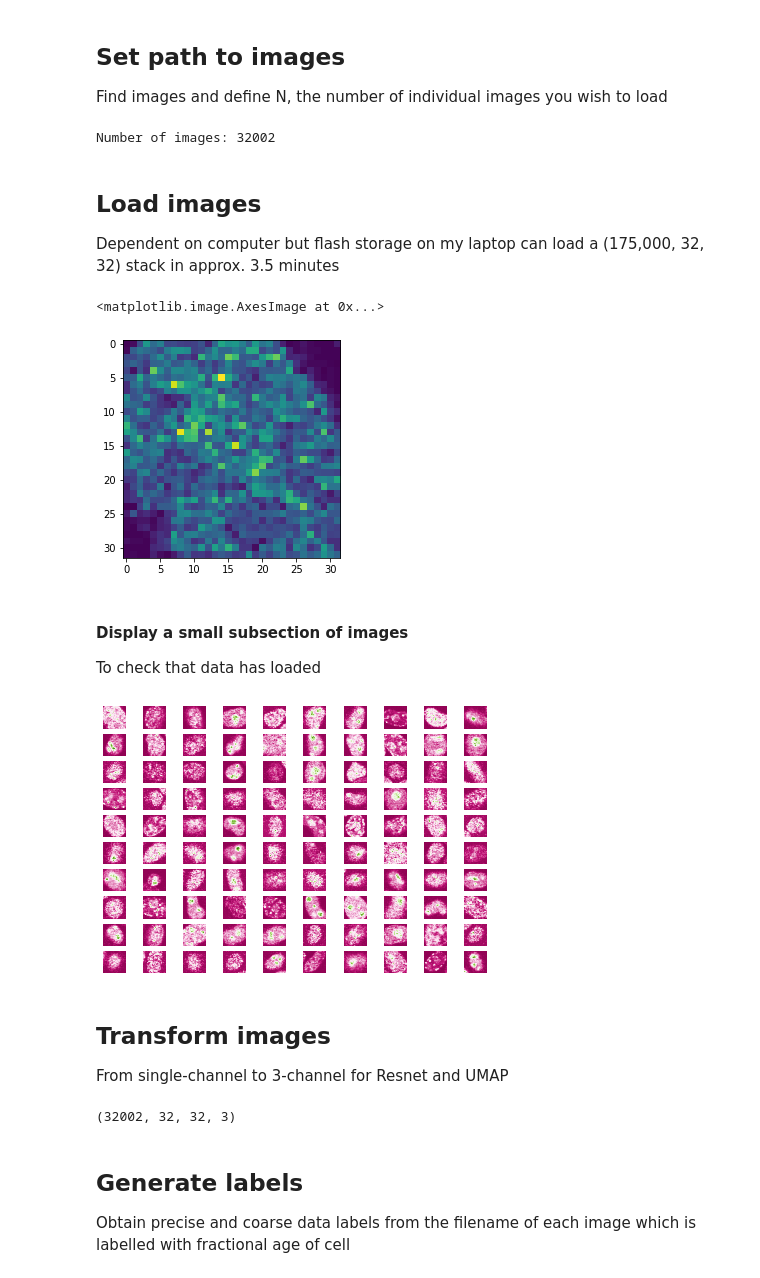
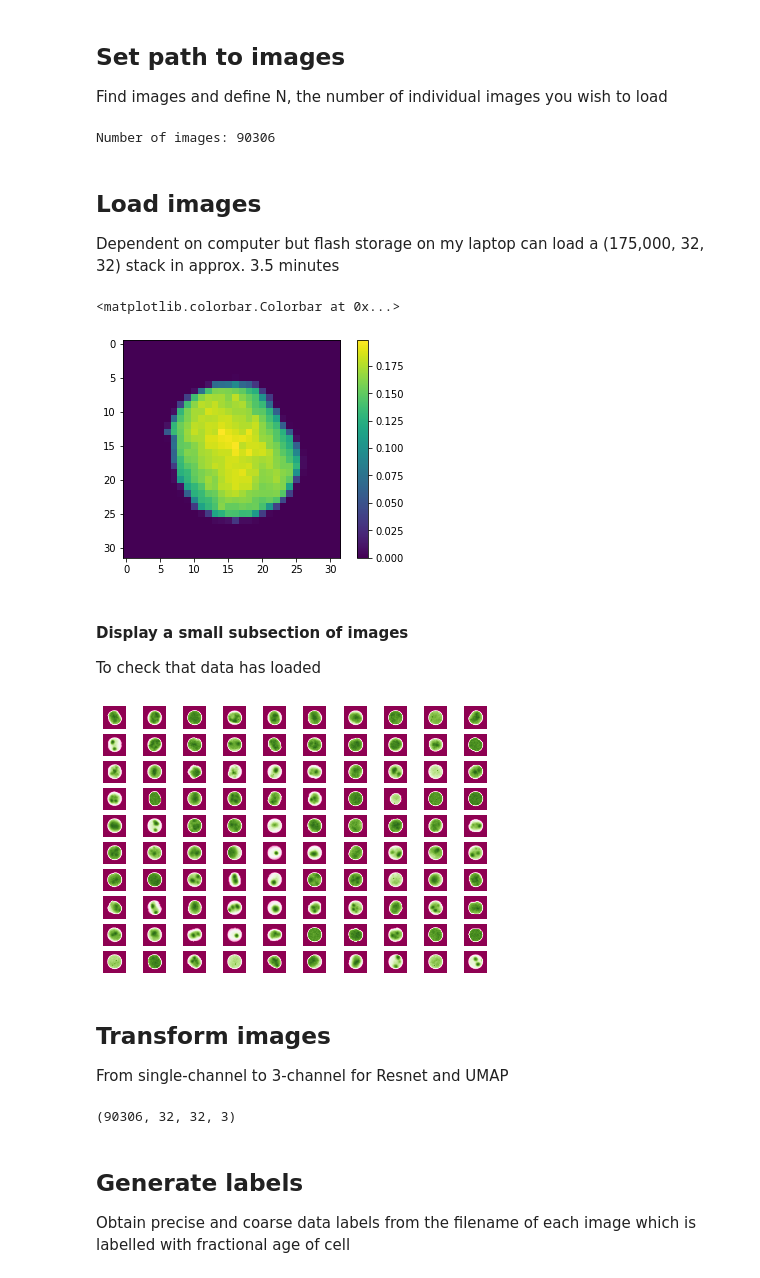
Before and after one commit to nthndy/cell-comp-analysis, a Jupyter notebook: commitment_analysis/UMAP/ResNet_feature_extractor_for_my_data.ipynb, the cells around one changed output. Saved outputs shown, nothing was run; the diff lists cells and outputs as text; code cells hidden in the pictures.

```diff
--- a/commitment_analysis/UMAP/ResNet_feature_extractor_for_my_data.ipynb
+++ b/commitment_analysis/UMAP/ResNet_feature_extractor_for_my_data.ipynb
@@ -78,12 +69,12 @@ ________________________________________________________________________________
 ## Set path to images
 Find images and define N, the number of individual images you wish to load
 # %%
-files = glob.glob('/home/nathan/data/confocal/pcna/glimpses/non_edge_32px/*.tif')#'/home/nathan/data/kraken/pcna/local_glimpses/all/*.tif')
+files = glob.glob('/home/nathan/data/kraken/pcna/glimpses/MK0000/circle_20pxR/*tif')#)
 stack, flat_stack = [], []
 N = int(len(files))
 print('Number of images:', N)
 # %% [output]
-Number of images: 32002
+Number of images: 90306
 # %% [markdown]
 ## Load images
 Dependent on computer but flash storage on my laptop can load a (175,000, 32, 32) stack in approx. 3.5 minutes
@@ -100,9 +91,10 @@ imgs.shape#, flat_imgs.shape
 stack = []
 # %%
 plt.imshow(imgs[0])
+plt.colorbar()
 # %% [output]
-<matplotlib.image.AxesImage at 0x...>
+<matplotlib.colorbar.Colorbar at 0x...>
-[figure, old version]
+[figure, new version]
 # %% [markdown]
 #### Display a small subsection of images
 To check that data has loaded
@@ -114,7 +106,7 @@ for i, ax in enumerate(axes):
 plt.setp(axes, xticks=[], yticks=[], frame_on=False)
 plt.tight_layout(h_pad=0.5, w_pad=0.01)
 # %% [output]
-[figure, old version]
+[figure, new version]
 # %% [markdown]
 ## Transform images
 From single-channel to 3-channel for Resnet and UMAP
@@ -122,7 +114,7 @@ From single-channel to 3-channel for Resnet and UMAP
 imgs = np.repeat(imgs[..., np.newaxis], 3, axis=-1)
 imgs.shape
 # %% [output]
-(32002, 32, 32, 3)
+(90306, 32, 32, 3)
 # %% [markdown]
 ## Generate labels
 Obtain precise and coarse data labels from the filename of each image which is labelled with fractional age of cell
```
Also changed, not shown: parts of 20 cells of this notebook.
